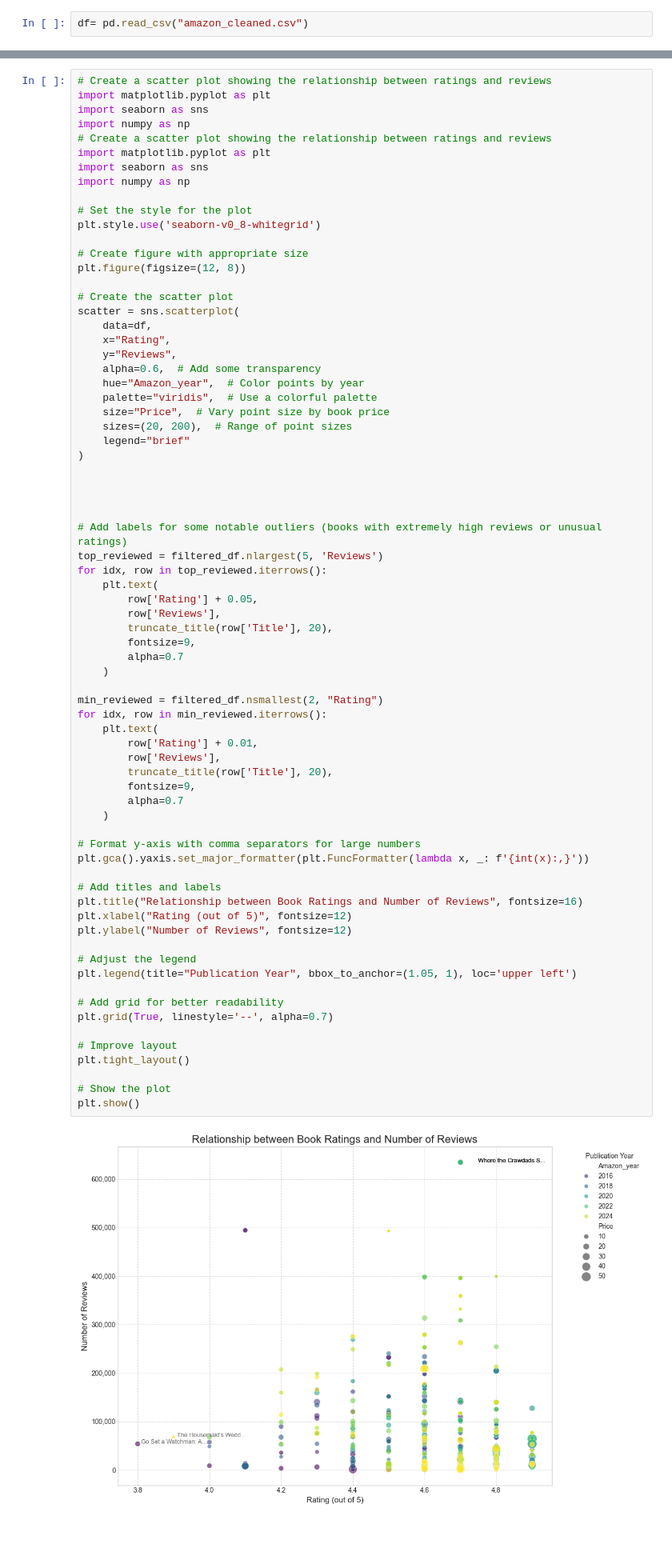
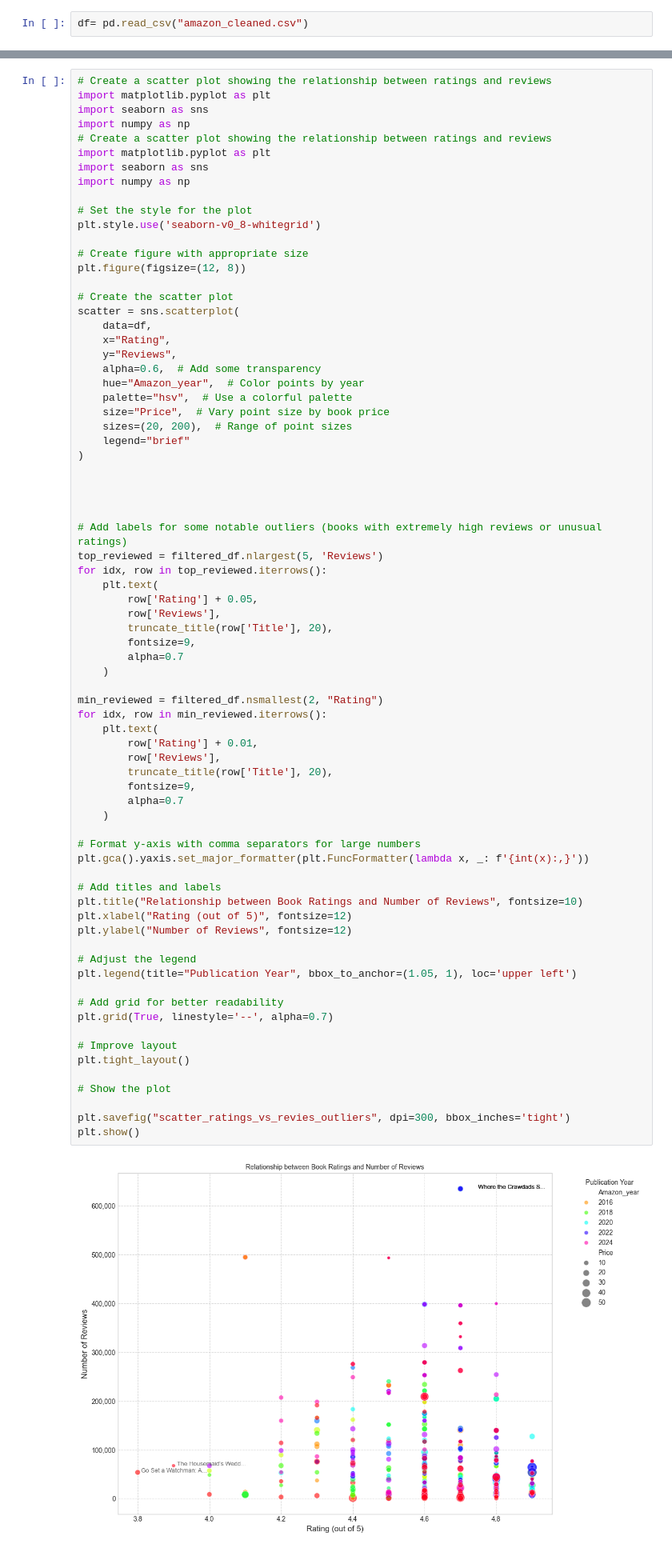
Before and after one commit to Martagilant/EDA, a Jupyter notebook: amazon_analysis_III.ipynb, the cells around one changed output, grey strips where cells are left out. Shown at 80% size. Cells and saved outputs as stored; diff of their text form.

Commit message:
plots_amazon_analysis

```diff
--- a/amazon_analysis_III.ipynb
+++ b/amazon_analysis_III.ipynb
@@ -144,7 +147,7 @@ scatter = sns.scatterplot(
     y="Reviews",
     alpha=0.6,  # Add some transparency
     hue="Amazon_year",  # Color points by year
-    palette="viridis",  # Use a colorful palette
+    palette="hsv",  # Use a colorful palette
     size="Price",  # Vary point size by book price
     sizes=(20, 200),  # Range of point sizes
     legend="brief"
@@ -166,35 +169,37 @@ for idx, row in top_reviewed.iterrows():
 
 min_reviewed = filtered_df.nsmallest(2, "Rating")
 for idx, row in min_reviewed.iterrows():
     plt.text(
         row['Rating'] + 0.01,
         row['Reviews'],
         truncate_title(row['Title'], 20),
         fontsize=9,
         alpha=0.7
     )
 
 # Format y-axis with comma separators for large numbers
 plt.gca().yaxis.set_major_formatter(plt.FuncFormatter(lambda x, _: f'{int(x):,}'))
 
 # Add titles and labels
-plt.title("Relationship between Book Ratings and Number of Reviews", fontsize=16)
+plt.title("Relationship between Book Ratings and Number of Reviews", fontsize=10)
 plt.xlabel("Rating (out of 5)", fontsize=12)
 plt.ylabel("Number of Reviews", fontsize=12)
 
 # Adjust the legend
 plt.legend(title="Publication Year", bbox_to_anchor=(1.05, 1), loc='upper left')
 
 # Add grid for better readability
 plt.grid(True, linestyle='--', alpha=0.7)
 
 # Improve layout
 plt.tight_layout()
 
 # Show the plot
+
+plt.savefig("scatter_ratings_vs_revies_outliers", dpi=300, bbox_inches='tight')
 plt.show()
 # %% [output]
-[figure, old version]
+[figure, new version]
 # %%
 # Identify top 10 categories by frequency
 top_cat = df['Categories'].value_counts().nlargest(10).index
```
Also changed, not shown: parts of 12 cells of this notebook, 16 other files.
